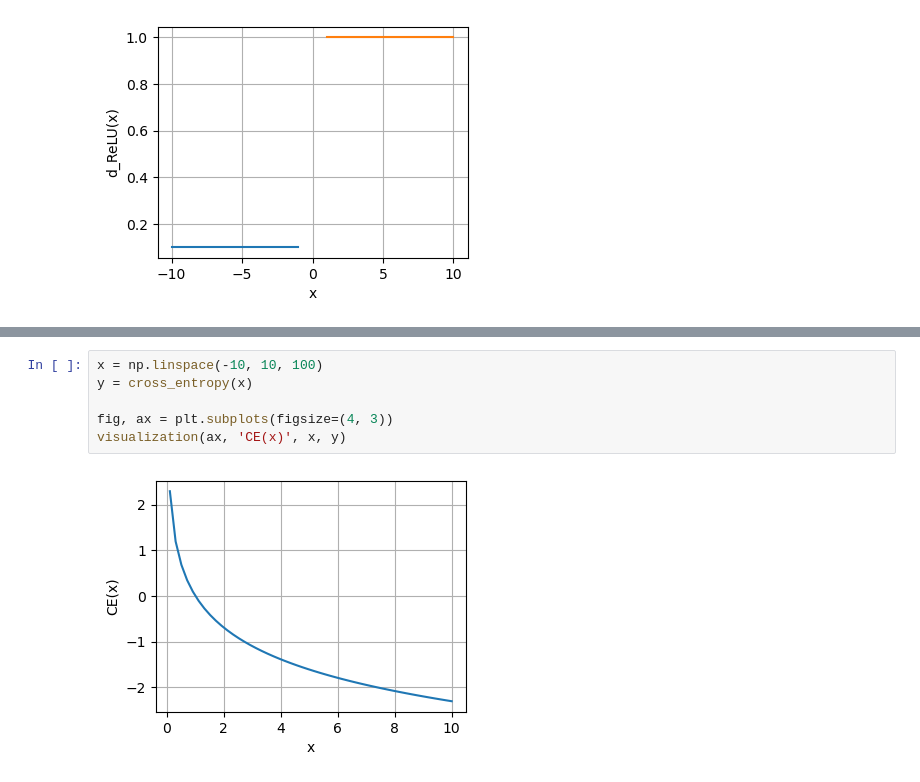
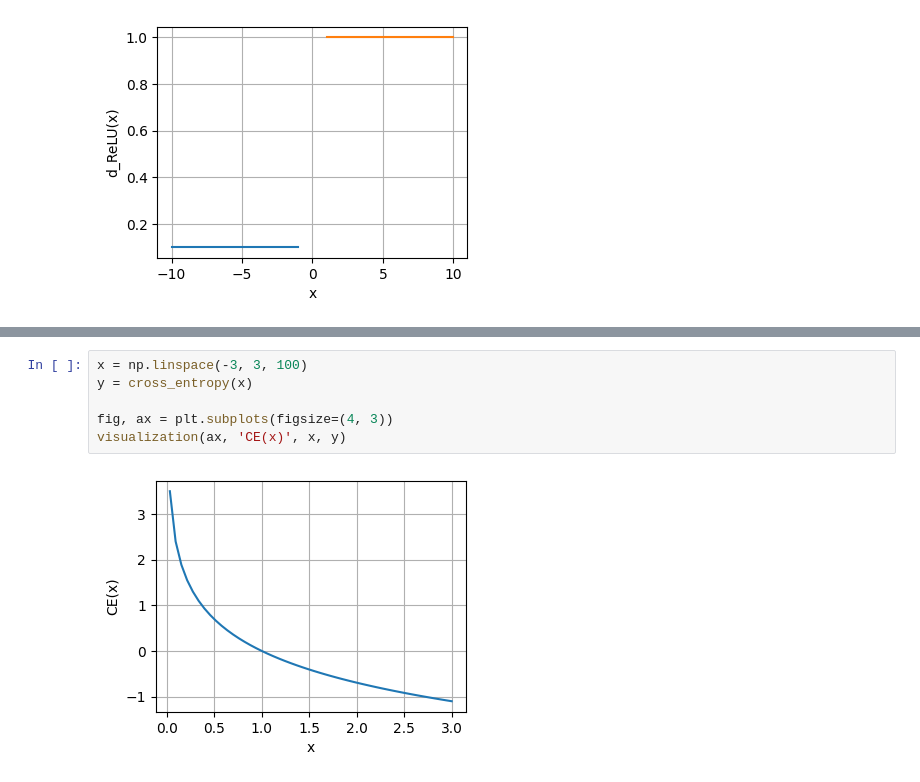
Before and after one commit to Rayato159/data-scienece, a Jupyter notebook: ActivationFunctions.ipynb, the cells around one changed output, grey strips where cells are left out. Cells and saved outputs as stored; diff of their text form.

```diff
--- a/ActivationFunctions.ipynb
+++ b/ActivationFunctions.ipynb
@@ -176,8 +179,8 @@ visualization(ax, 'd_Softmax(x)', x, y)
 # %%
-x = np.linspace(-10, 10, 100)
+x = np.linspace(-3, 3, 100)
 y = cross_entropy(x)
 
 fig, ax = plt.subplots(figsize=(4, 3))
 visualization(ax, 'CE(x)', x, y)
 # %% [output]
-[figure, old version]
+[figure, new version]
```
Also changed, not shown: parts of 5 cells of this notebook, 1 other file.
